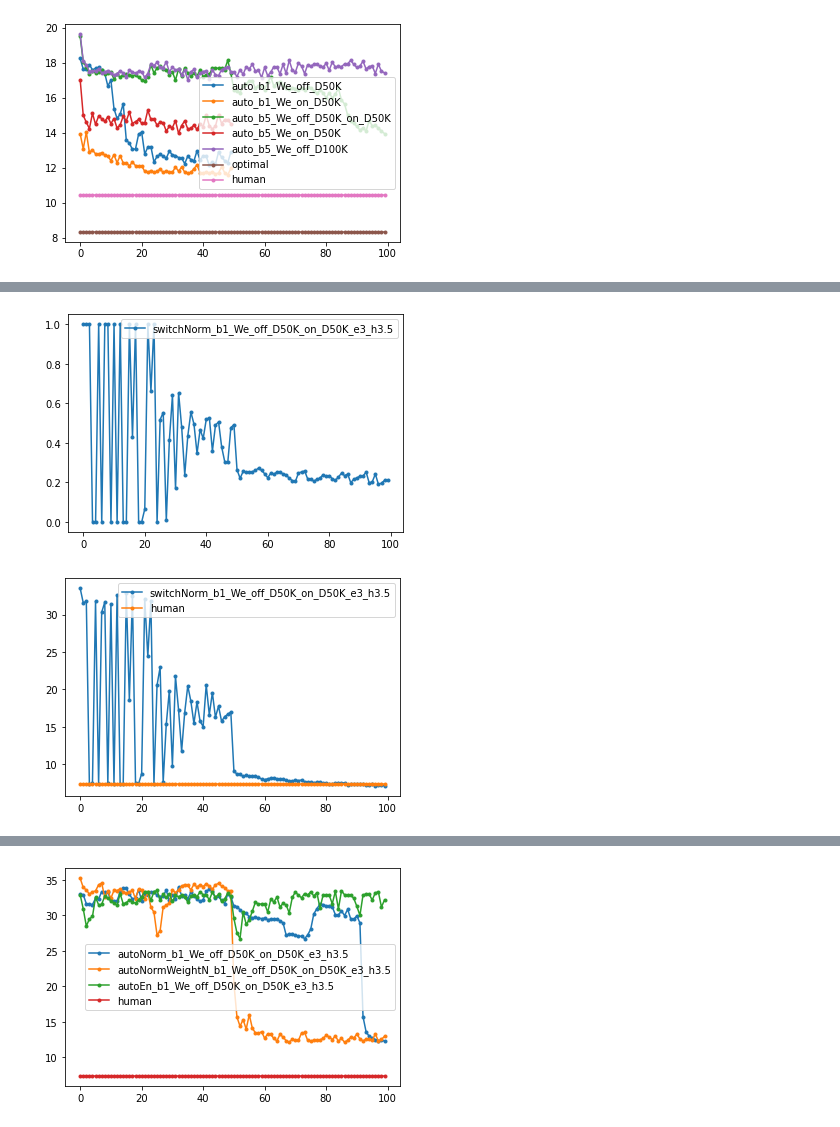
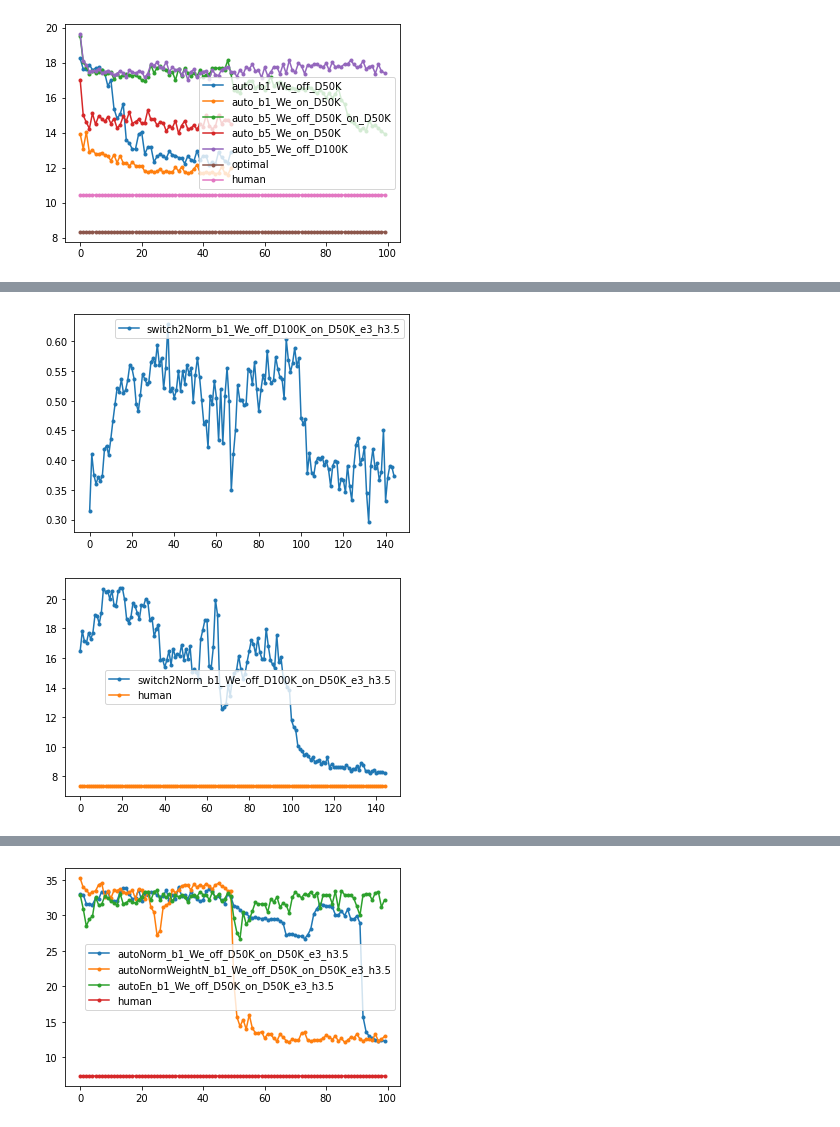
Before and after one commit to ElenStr/human-machine-switching, a Jupyter notebook: run_experiments.ipynb, the cells around one changed output, grey strips where cells are left out. Drawn from its saved outputs; the diff is of its cells as text; code cells hidden in the pictures.

Commit message:
new state, new human plots

```diff
--- a/run_experiments.ipynb
+++ b/run_experiments.ipynb
@@ -104,9 +104,9 @@ n_episodes = 50000
 Wall time: 0 ns
 # %%
 
-with open(f'{ROOT_DIR}/outputs/trajectories/human_{estimation_noise}_{switching_noise}_{init_traffic_level}_trajectories_{n_traj}_allnoise', 'rb') as file:
+with open(f'{ROOT_DIR}/outputs/trajectories/human1_{estimation_noise}_{switching_noise}_{init_traffic_level}_trajectories_{n_traj}_pureState', 'rb') as file:
     trajectories = pickle.load(file)
-with open(f'{ROOT_DIR}/outputs/trajectories/human_{estimation_noise}_{switching_noise}_{init_traffic_level}_trajectories_{n_traj}_agent_allnoise', 'rb') as file:
+with open(f'{ROOT_DIR}/outputs/trajectories/human1_{estimation_noise}_{switching_noise}_{init_traffic_level}_trajectories_{n_traj}_agent_pureState', 'rb') as file:
     human = pickle.load(file)
 with open(f'{ROOT_DIR}/outputs/on_line_set_{n_episodes}_{init_traffic_level}', 'rb') as file:
     on_line_set = pickle.load(file)
@@ -284,0 +254,10 @@ human
+# %%
+for setting in [1,2]:
+    with open(f'{ROOT_DIR}/outputs/trajectories/human{setting}_0.2_{switching_noise}_{init_traffic_level}_trajectories_150000_agent_pureState', 'rb') as file:
+        human = pickle.load(file)
+        root_dir = f'{ROOT_DIR}/outputs/results/'
+        agents = [f'auto{setting}_b1_We_off_D150K_on_D100K_h0.2',\
+                  f'auto{setting}_b1_We_on_D100K_h0.2',\
+                  f'switch{setting}_b1_We_on_D100K_e3_h0.2',\
+                  f'switch{setting}_b1_We_off_D150K_on_D100K_e3_h0.2']
+        df = plot_performance(root_dir,eval_set, agents, human=human)
@@ -284,0 +269,10 @@ human
+# %%
+for setting in [1,2]:
+    root_dir = f'{ROOT_DIR}/outputs/results/'
+    agents = [f'auto{setting}_b1_We_off_D150K_h0.0']
+    if setting==1:
+        agents.append(f'switch{setting}_b1_We_off_D150K_on_D100K_e3_h0.0')
+    else:
+        agents.append(f'switch{setting}_b1_We_off_D150K_e3_h0.0')
+
+    df = plot_performance(root_dir,eval_set, agents, human=None)
@@ -284,0 +284,7 @@ human
+# %%
+for setting in [1,2]:
+    with open(f'{ROOT_DIR}/outputs/trajectories/human{setting}_2.6_{switching_noise}_{init_traffic_level}_trajectories_150000_agent_pureState', 'rb') as file:
+        human = pickle.load(file)
+        root_dir = f'{ROOT_DIR}/outputs/results/'
+        agents = [f'auto{setting}_b1_We_off_D150K_on_D100K_h2.6',f'switch{setting}_b1_We_off_D150K_on_D100K_e3_h2.6']
+        df = plot_performance(root_dir,eval_set, agents, human=human)
@@ -285,7 +302,7 @@ human
 # %%
 root_dir = f'{ROOT_DIR}/outputs/results/'
-agents = [f'{agent}_b1_We_off_D50K_on_D50K_e3_h3.5' for agent in [ 'switchNorm']]
+agents = [ 'switch2Norm_b1_We_off_D100K_on_D50K_e3_h3.5',]
 df = plot_performance(root_dir,eval_set, agents, human=human)
 # %% [output]
-[figure, old version]
+[figure, new version]
-[figure, old version]
+[figure, new version]
```
Also changed, not shown: parts of 24 cells of this notebook.
